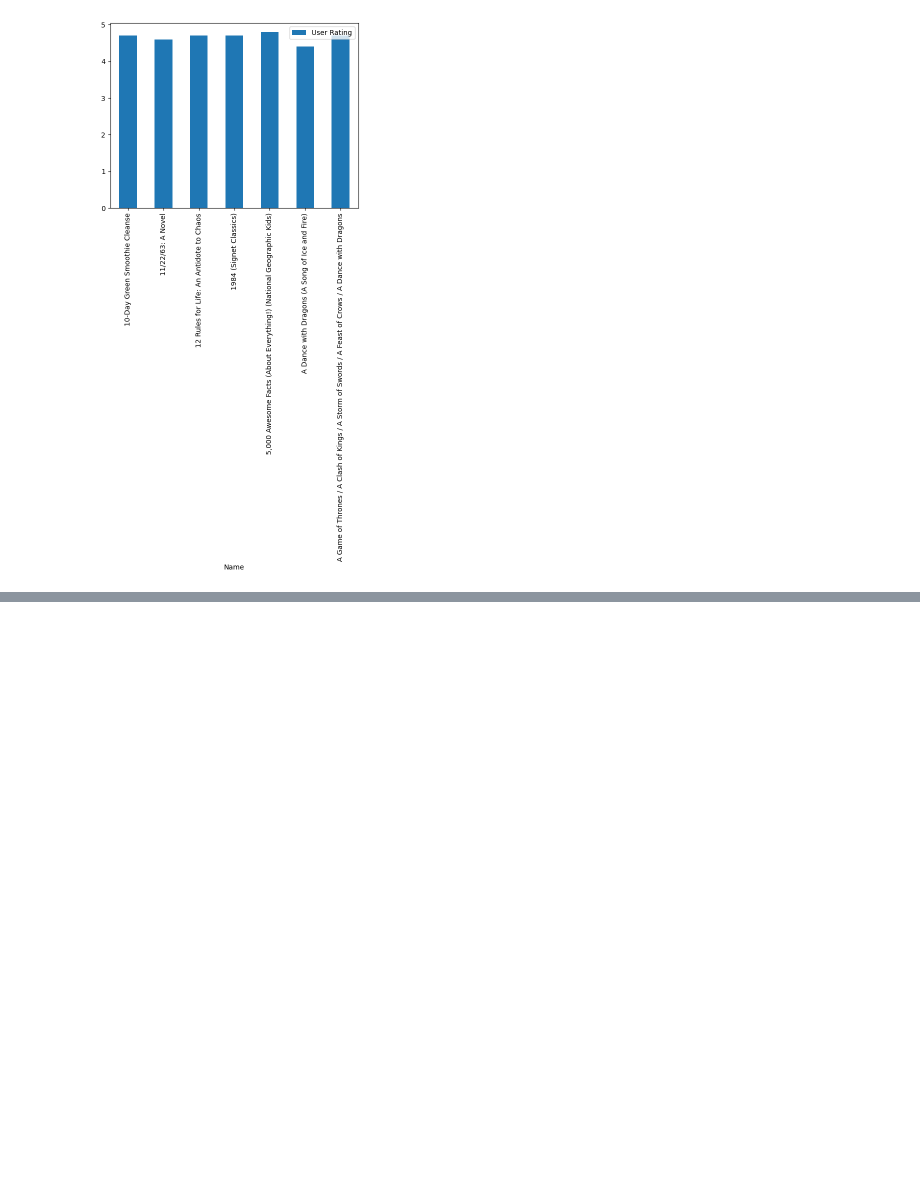
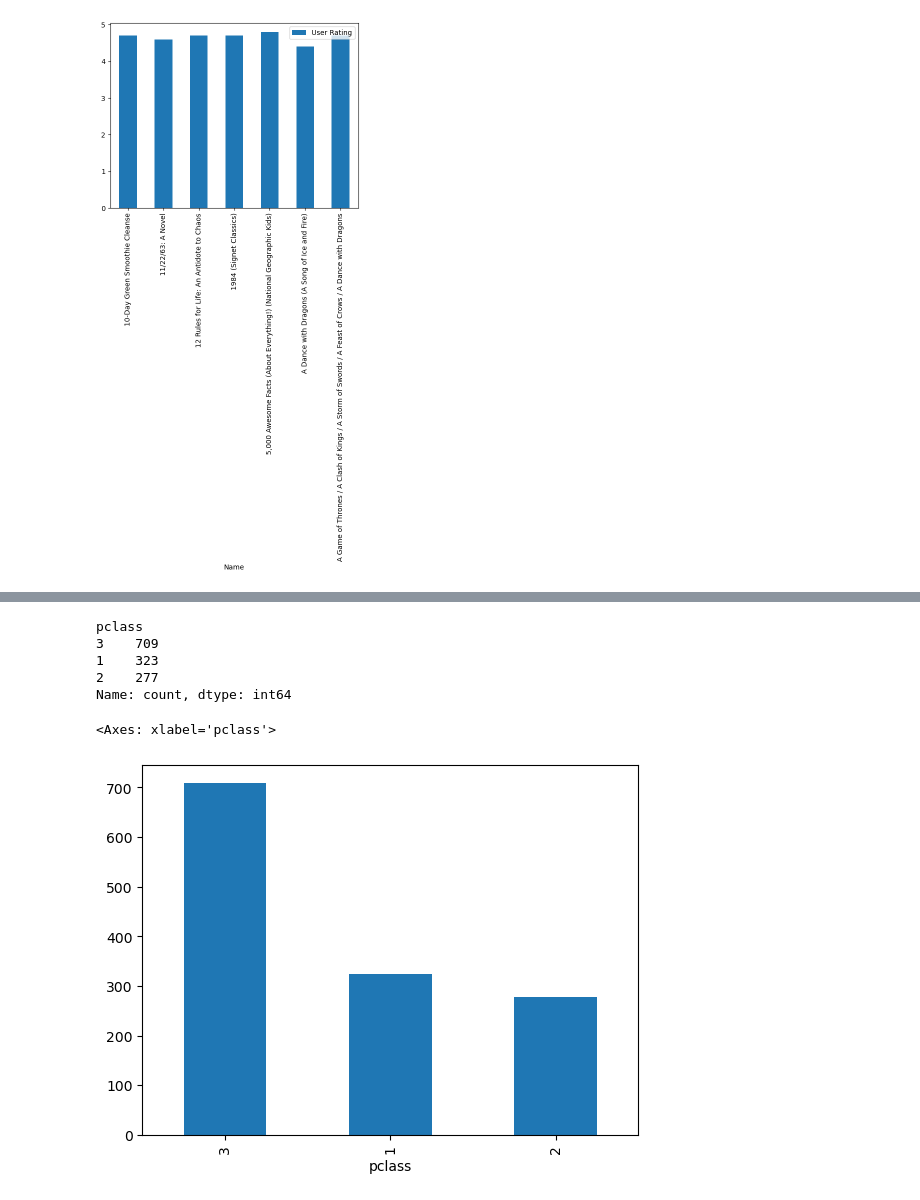
Before and after one commit to trudova/python-projects, a Jupyter notebook: pandas/seriese df plotting demo.ipynb, the cells around one changed output, grey strips where cells are left out. Drawn from its saved outputs; the diff is of its cells as text; code cells hidden in the pictures; blank space fills up the shorter version.

```diff
--- a/pandas/seriese df plotting demo.ipynb
+++ b/pandas/seriese df plotting demo.ipynb
@@ -147,0 +388,3 @@ bestsellers[['Name','User Rating']].head(7).plot( x='Name', y='User Rating',kind
+# %%
+houses = pd.read_csv('kc_house_data.csv')
+titanic = pd.read_csv('titanic.csv')
@@ -147,0 +472,13 @@ bestsellers[['Name','User Rating']].head(7).plot( x='Name', y='User Rating',kind
+# %%
+titanic.pclass.value_counts()
+# %% [output]
+pclass
+3    709
+1    323
+2    277
+Name: count, dtype: int64
+# %%
+titanic.pclass.value_counts().plot(kind='bar')
+# %% [output]
+<Axes: xlabel='pclass'>
+[figure, added]
```
Also changed, not shown: parts of 55 cells of this notebook, 3 other files.
